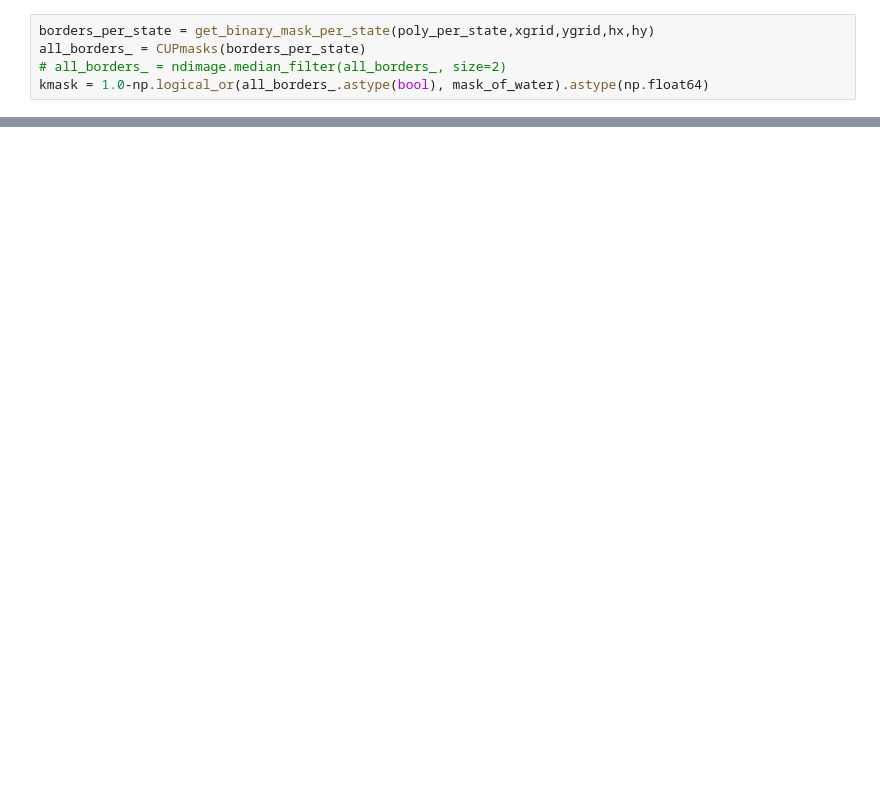
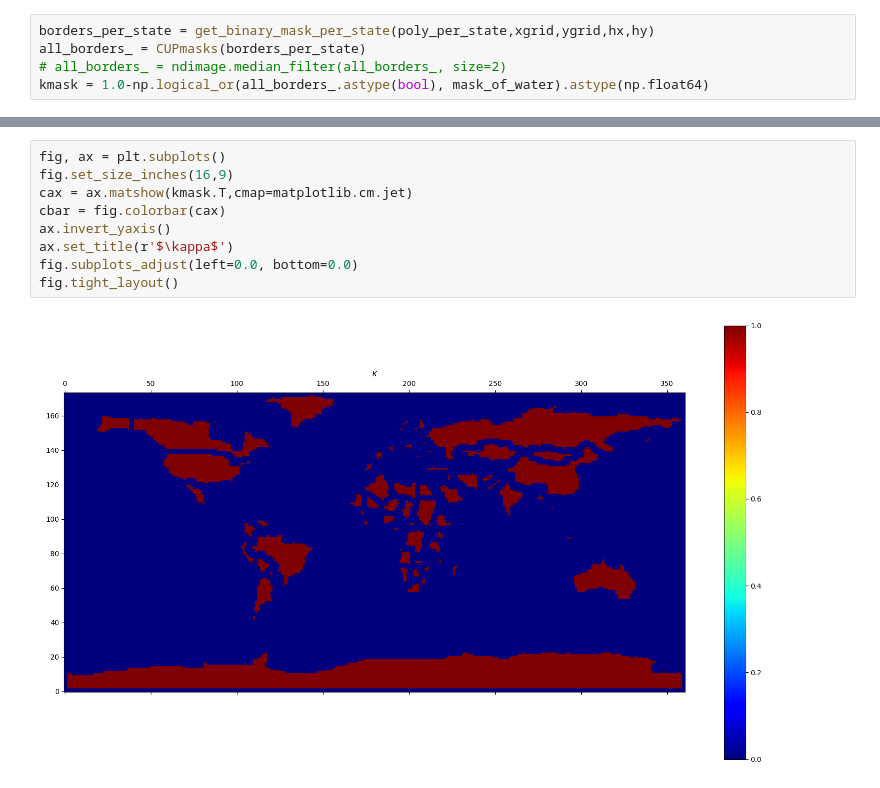
Before and after one commit to RepnikovPavel/GlobalDynamics, a Jupyter notebook: code.ipynb, the cells around one changed output, grey strips where cells are left out. Saved outputs shown, nothing was run; the diff lists cells and outputs as text; blank space fills up the shorter version.

```diff
--- a/code.ipynb
+++ b/code.ipynb
@@ -156,0 +121,11 @@ ax.invert_yaxis()
+# %%
+fig, ax = plt.subplots()
+fig.set_size_inches(16,9)
+cax = ax.matshow(kmask.T,cmap=matplotlib.cm.jet)
+cbar = fig.colorbar(cax)
+ax.invert_yaxis()
+ax.set_title(r'$\kappa$')
+fig.subplots_adjust(left=0.0, bottom=0.0)
+fig.tight_layout()
+# %% [output]
+[figure, added]
```
Also changed, not shown: parts of 12 cells of this notebook.
